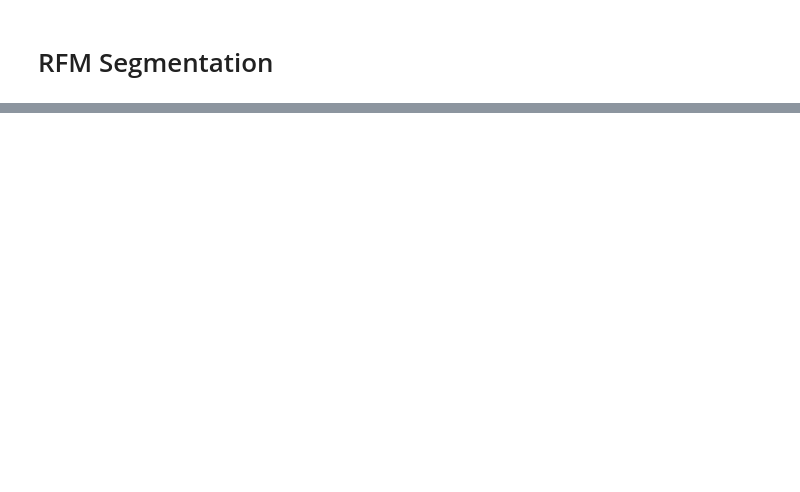
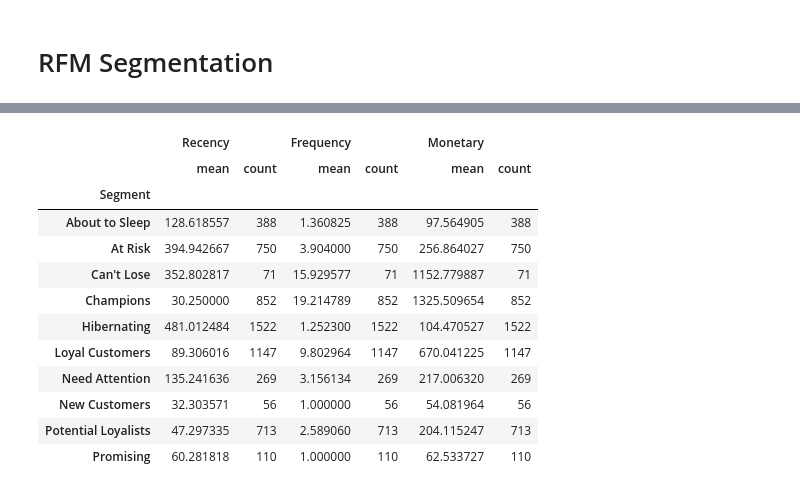
Before and after one commit to jarviscanada/jarvis_data_eng_TuanMai, a Jupyter notebook: python_data_wrangling/retail_data_analytics_wrangling.ipynb, the cells around one changed output, grey strips where cells are left out. Drawn from its saved outputs; the diff is of its cells as text; code cells hidden in the pictures; blank space fills up the shorter version.

```diff
--- a/python_data_wrangling/retail_data_analytics_wrangling.ipynb
+++ b/python_data_wrangling/retail_data_analytics_wrangling.ipynb
@@ -274,0 +268,71 @@ As you can see, computing RFM segmentation requires extensive domain knowledge i
+# %%
+# Get amount
+rfm_seg_df = retail_df.copy()
+rfm_seg_df["amount"] = rfm_seg_df["Quantity"] * rfm_seg_df["Price"]
+
+# Set today's date as January 1, 2012.
+today = pd.datetime(2012,1,1)
+
+# Change the data type of the order date
+rfm_seg_df["InvoiceDate"] = pd.to_datetime(rfm_seg_df["InvoiceDate"])
+
+# Check for values greater than 0
+rfm_seg_df = rfm_seg_df[rfm_seg_df["Quantity"] > 0]
+rfm_seg_df = rfm_seg_df[rfm_seg_df["Price"] > 0]
+rfm_seg_df.dropna(inplace = True)
+
+# Find Recency and Monetary values.
+rfm_seg_df_x = rfm_seg_df.groupby('Customer ID').agg({'Price': lambda x: x.sum(), # monetary value
+                                        'InvoiceDate': lambda x: (today - x.max()).days}) # recency value
+# Finding the frequency value per capita
+rfm_seg_df_y = rfm_seg_df.groupby(['Customer ID','Invoice']).agg({'Price': lambda x: x.sum()})
+rfm_seg_df_z = rfm_seg_df_y.groupby('Customer ID').agg({'Price': lambda x: len(x)})
+
+# Create the RFM table
+rfm_table= pd.merge(rfm_seg_df_x, rfm_seg_df_z, on='Customer ID')
+rfm_table.rename(columns= {'InvoiceDate': 'Recency',
+                          'Price_y': 'Frequency',
+                          'Price_x': 'Monetary'}, inplace= True)
+
+# RFM score values
+rfm_table['RecencyScore'] = pd.qcut(rfm_table['Recency'],5,labels=[5,4,3,2,1])
+rfm_table['FrequencyScore'] = pd.qcut(rfm_table['Frequency'].rank(method="first"),5,labels=[1,2,3,4,5])
+rfm_table['MonetaryScore'] = pd.qcut(rfm_table['Monetary'],5,labels=[1,2,3,4,5])
+
+# Calculate the RFM score
+rfm_table["RFM_SCORE"] = rfm_table['RecencyScore'].astype(str) + rfm_table['FrequencyScore'].astype(str) + rfm_table['MonetaryScore'].astype(str)
+
+# Segmenting of customers according to RecencyScore and FrequencyScore values
+seg_map = {
+    r'[1-2][1-2]': 'Hibernating',
+    r'[1-2][3-4]': 'At Risk',
+    r'[1-2]5': 'Can\'t Lose',
+    r'3[1-2]': 'About to Sleep',
+    r'33': 'Need Attention',
+    r'[3-4][4-5]': 'Loyal Customers',
+    r'41': 'Promising',
+    r'51': 'New Customers',
+    r'[4-5][2-3]': 'Potential Loyalists',
+    r'5[4-5]': 'Champions'
+}
+
+# Create segment variable
+rfm_table['Segment'] = rfm_table['RecencyScore'].astype(str) + rfm_table['FrequencyScore'].astype(str)
+rfm_table['Segment'] = rfm_table['Segment'].replace(seg_map, regex=True)
+
+# Display RFM Segmentation able grouping table according to the mean and count values of the segment variable.
+rfm_table[["Segment", "Recency","Frequency","Monetary"]].groupby("Segment").agg(["mean","count"])
+# %% [output]
+|  | Recency |  | Frequency |  | Monetary |  |
+|  | mean | count | mean | count | mean | count |
+| Segment |  |  |  |  |  |  |
+| About to Sleep | 128.618557 | 388 | 1.360825 | 388 | 97.564905 | 388 |
+| At Risk | 394.942667 | 750 | 3.904000 | 750 | 256.864027 | 750 |
+| Can't Lose | 352.802817 | 71 | 15.929577 | 71 | 1152.779887 | 71 |
+| Champions | 30.250000 | 852 | 19.214789 | 852 | 1325.509654 | 852 |
+| Hibernating | 481.012484 | 1522 | 1.252300 | 1522 | 104.470527 | 1522 |
+| Loyal Customers | 89.306016 | 1147 | 9.802964 | 1147 | 670.041225 | 1147 |
+| Need Attention | 135.241636 | 269 | 3.156134 | 269 | 217.006320 | 269 |
+| New Customers | 32.303571 | 56 | 1.000000 | 56 | 54.081964 | 56 |
+| Potential Loyalists | 47.297335 | 713 | 2.589060 | 713 | 204.115247 | 713 |
+| Promising | 60.281818 | 110 | 1.000000 | 110 | 62.533727 | 110 |
```
Also changed, not shown: parts of 11 cells of this notebook, 11 other files.
